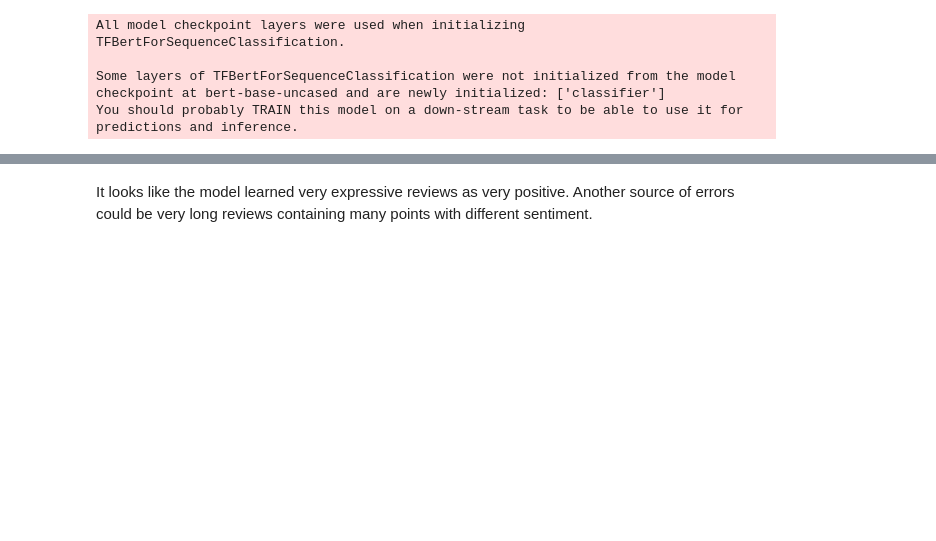
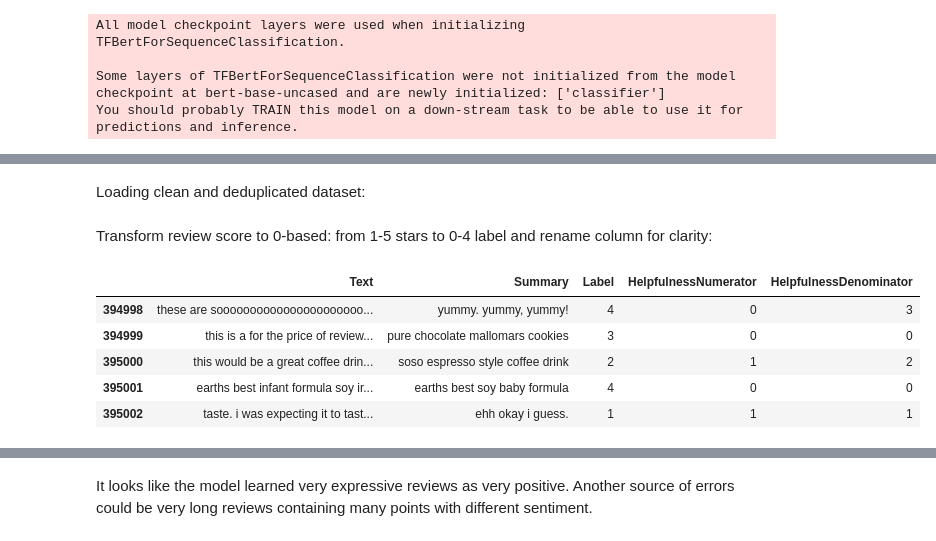
Before and after one commit to EvgenyGorelov/Food_Reviews, a Jupyter notebook: SentimentAnalysis.ipynb, the cells around one changed output, grey strips where cells are left out. Saved outputs shown, nothing was run; the diff lists cells and outputs as text; code cells hidden in the pictures; blank space fills up the shorter version.

```diff
--- a/SentimentAnalysis.ipynb
+++ b/SentimentAnalysis.ipynb
@@ -212,0 +55,18 @@ print(bad_as_good[3])
+# %% [markdown]
+Loading clean and deduplicated dataset:
+# %%
+df_dedup = pd.read_csv("./ReviewsDedupLowNT.csv.zip",
+                       compression="zip", index_col=0)
+# %% [markdown]
+Transform review score to 0-based: from 1-5 stars to 0-4 label and rename column for clarity:
+# %%
+df_dedup["Score"] = df_dedup["Score"] - 1
+df_dedup.rename(columns={"Score": "Label"}, inplace=True)
+df_dedup.tail(5)
+# %% [output]
+|  | Text | Summary | Label | HelpfulnessNumerator | HelpfulnessDenominator |
+| 394998 | these are soooooooooooooooooooooo... | yummy. yummy, yummy! | 4 | 0 | 3 |
+| 394999 | this is a for the price of review... | pure chocolate mallomars cookies | 3 | 0 | 0 |
+| 395000 | this would be a great coffee drin... | soso espresso style coffee drink | 2 | 1 | 2 |
+| 395001 | earths best infant formula soy ir... | earths best soy baby formula | 4 | 0 | 0 |
+| 395002 | taste. i was expecting it to tast... | ehh okay i guess. | 1 | 1 | 1 |
```
Also changed, not shown: parts of 61 cells of this notebook.
